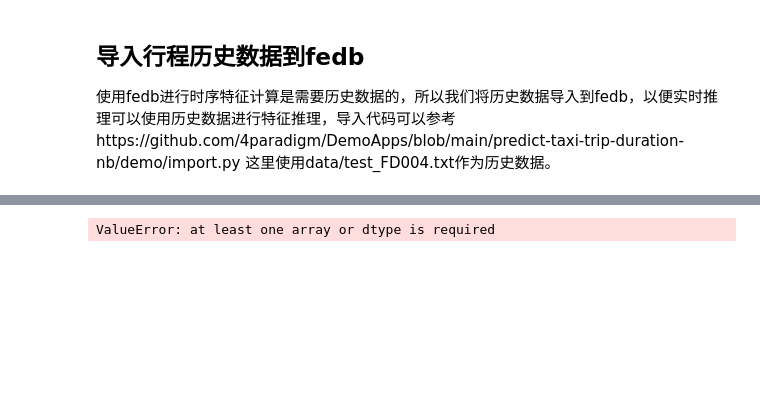
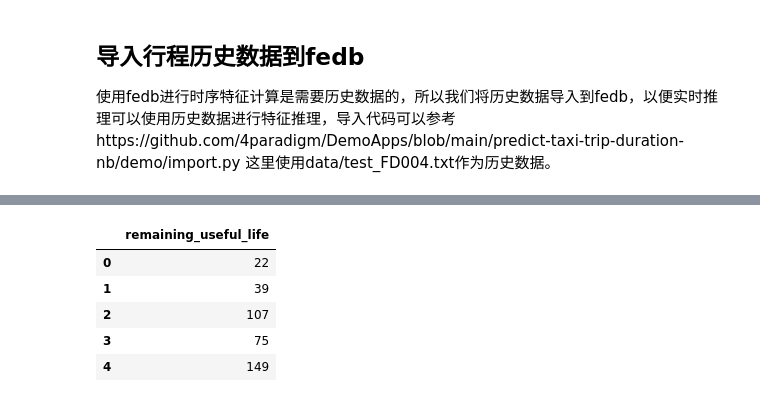
Before and after one commit to vagetablechicken/DemoApps, a Jupyter notebook: predict-remaining-useful-life-nb/develop_ml_application_tour.ipynb, the cells around one changed output, grey strips where cells are left out. Cells and saved outputs as stored; diff of their text form; code cells hidden in the pictures; blank space fills up the shorter version.

```diff
--- a/predict-remaining-useful-life-nb/develop_ml_application_tour.ipynb
+++ b/predict-remaining-useful-life-nb/develop_ml_application_tour.ipynb
@@ -140,15 +205,22 @@ fm2.head()
 # %%
 X = fm2.copy().fillna(0)
 y = pd.read_csv(
     'demo/data/RUL_FD004.txt',
     sep=' ',
     header=None,
     names=['remaining_useful_life'],
     index_col=False,
 )
 
-preds2 = reg.predict(X)
-mae = mean_absolute_error(preds2, y)
-print('Mean Abs Error: {:.2f}'.format(mae))
+# preds2 = reg.predict(X)
+# mae = mean_absolute_error(preds2, y)
+# print('Mean Abs Error: {:.2f}'.format(mae))
+
+y.head()
 # %% [output]
-ValueError: at least one array or dtype is required
+|  | remaining_useful_life |
+| 0 | 22 |
+| 1 | 39 |
+| 2 | 107 |
+| 3 | 75 |
+| 4 | 149 |
```
Also changed, not shown: parts of 9 cells of this notebook, 3 other files.
